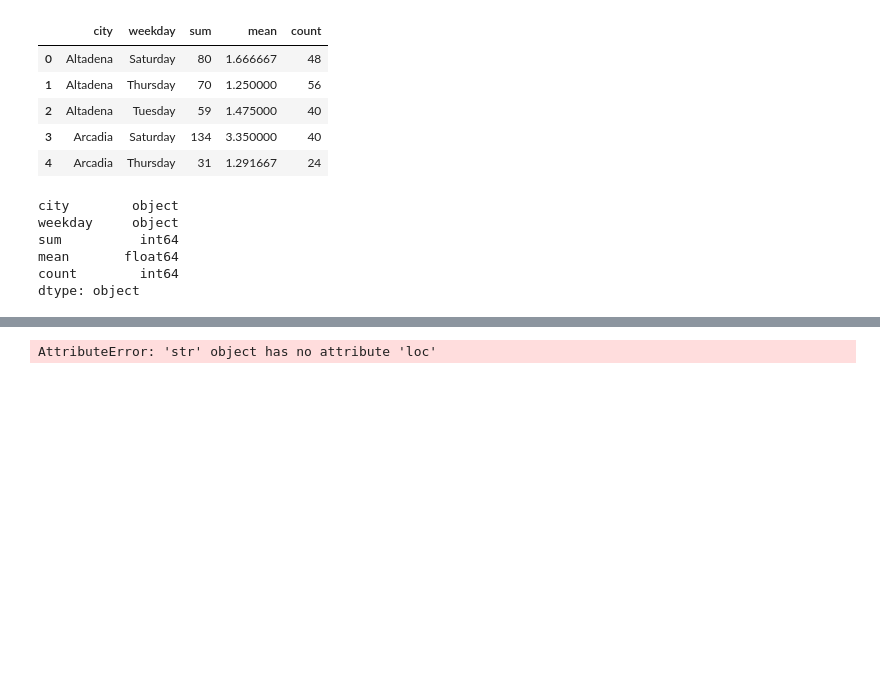
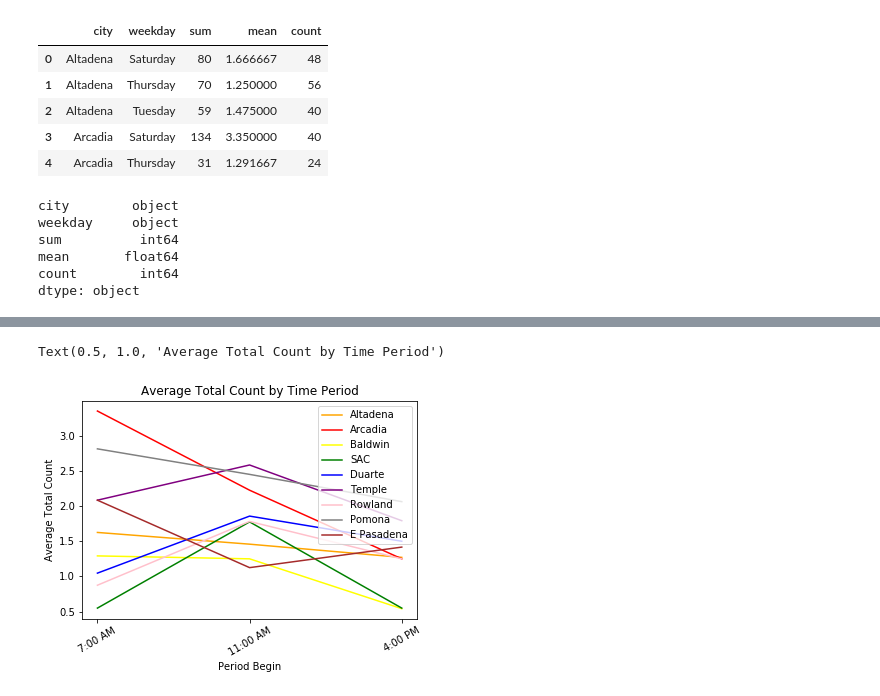
Before and after one commit to zihaoxu/BikeSGV, a Jupyter notebook: notebook/Analysis/03a-starter-code-for-temporal-trends.ipynb, the cells around one changed output, grey strips where cells are left out. Saved outputs shown, nothing was run; the diff lists cells and outputs as text; code cells hidden in the pictures; blank space fills up the shorter version.

```diff
--- a/notebook/Analysis/03a-starter-code-for-temporal-trends.ipynb
+++ b/notebook/Analysis/03a-starter-code-for-temporal-trends.ipynb
@@ -385,18 +388,37 @@ print (cities)
 # %%
-Arcadia = city.loc[weekday['city'] == 'Arcadia']
-Altadena = city.loc[weekday['city'] == 'Altadena']
-Baldwin = city.loc[weekday['city'] == 'Baldwin Park']
-SAC = city.loc[weekday['city'] == 'Mt. SAC/Cal Poly/Walnut']
-Duarte = city.loc[weekday['city'] == 'Duarte']
-Temple = city.loc[weekday['city'] == 'Temple City']
-Rowland = city.loc[weekday['city'] == 'Rowland Heights']
-Pomona = city.loc[weekday['city'] == 'Pomona']
-EPasadena = city.loc[weekday['city'] == 'E. Pasadena']
+Arcadia = city.loc[city['city'] == 'Arcadia']
+Altadena = city.loc[city['city'] == 'Altadena']
+Baldwin = city.loc[city['city'] == 'Baldwin Park']
+SAC = city.loc[city['city'] == 'Mt. SAC/Cal Poly/Walnut']
+Duarte = city.loc[city['city'] == 'Duarte']
+Temple = city.loc[city['city'] == 'Temple City']
+Rowland = city.loc[city['city'] == 'Rowland Heights']
+Pomona = city.loc[city['city'] == 'Pomona']
+EPasadena = city.loc[city['city'] == 'E. Pasadena']
 
 %matplotlib inline
-plt.plot(Arcadia['period_begin'], Arcadia['mean'])
+fig = plt.figure()
+ax = fig.add_subplot(111)
+xt = ['7:00 AM', '11:00 AM', '4:00 PM']
+ax.set_xticklabels(xt)
+
+plt.plot(Altadena['period_begin'], Altadena['mean'], color = 'orange', label = 'Altadena')
+plt.plot(Arcadia['period_begin'], Arcadia['mean'], color = 'red', label = 'Arcadia')
+plt.plot(Baldwin['period_begin'], Baldwin['mean'], color = 'yellow', label = 'Baldwin')
+plt.plot(SAC['period_begin'], SAC['mean'], color = 'green', label = 'SAC')
+plt.plot(Duarte['period_begin'], Duarte['mean'], color = 'blue', label = 'Duarte')
+plt.plot(Temple['period_begin'], Temple['mean'], color = 'purple', label = 'Temple')
+plt.plot(Rowland['period_begin'], Rowland['mean'], color = 'pink', label = 'Rowland')
+plt.plot(Pomona['period_begin'], Pomona['mean'], color = 'grey', label = 'Pomona')
+plt.plot(EPasadena['period_begin'], EPasadena['mean'], color = 'brown', label = 'E Pasadena')
+plt.xticks(rotation = 30)
+plt.legend()
+plt.xlabel('Period Begin')
+plt.ylabel('Average Total Count')
+plt.title("Average Total Count by Time Period")
 # %% [output]
-AttributeError: 'str' object has no attribute 'loc'
+Text(0.5, 1.0, 'Average Total Count by Time Period')
+[figure, added]
 # %%
 #locations with the highest number of average bikers passing through
 location = df.groupby(['location_id', 'city']).agg(['sum', 'mean', 'count'])['total_count'].reset_index()
```
Also changed, not shown: parts of 18 cells of this notebook.
